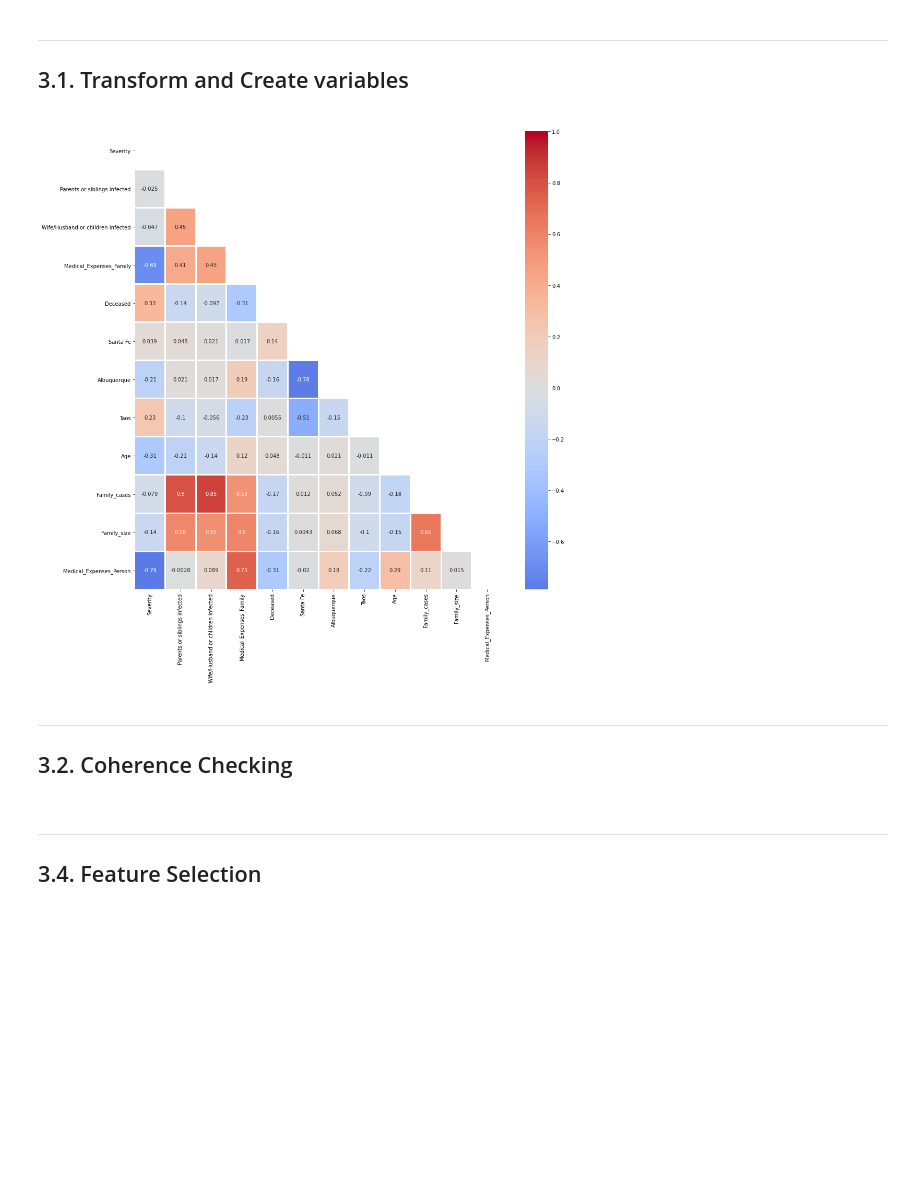
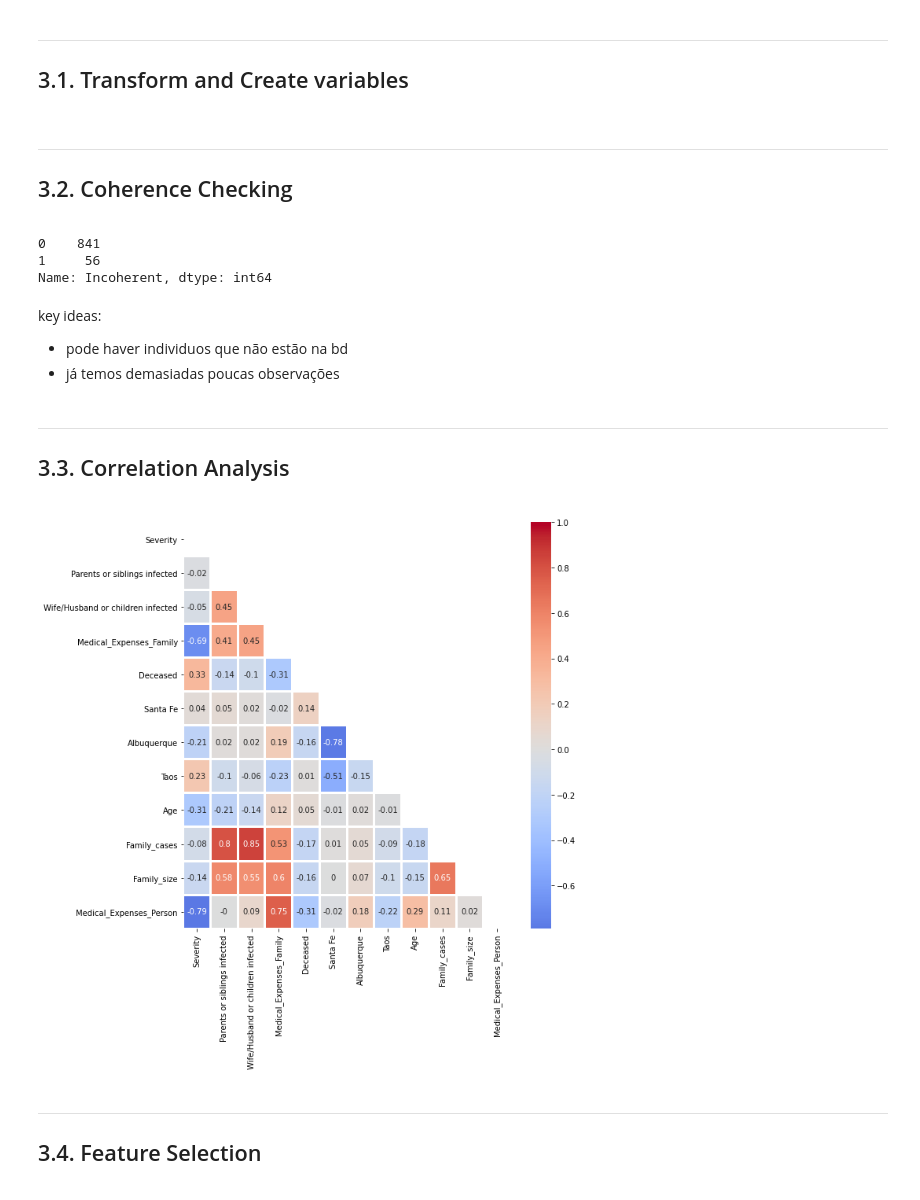
Before and after one commit to davidsousa98/ML, a Jupyter notebook: Project.ipynb, the cells around one changed output. Saved outputs shown, nothing was run; the diff lists cells and outputs as text; code cells hidden in the pictures; blank space fills up the shorter version.

```diff
--- a/Project.ipynb
+++ b/Project.ipynb
@@ -289,17 +289,6 @@ test_df['Medical_Expenses_Person'] = test_df['Medical_Expenses_Family']/test_df[
 
 df.drop(columns = ['City','Name','Outlier','Family_Case_ID','Birthday_year'], inplace = True)
 df.set_index('Patient_ID', inplace = True)
-# %%
-
-plt.rcParams['figure.figsize'] = (15,15)
-
-corr_matrix=df.corr(method = 'spearman')
-mask=np.zeros_like(corr_matrix, dtype=np.bool)
-mask[np.triu_indices_from(mask)]=True
-sns.heatmap(data=corr_matrix, mask=mask, center=0, annot=True, linewidths=2, cmap='coolwarm')
-plt.tight_layout()
-# %% [output]
-[figure, removed]
 # %% [markdown]
 <hr>
 <a class="anchor" id="coherence">
@@ -307,9 +296,38 @@ plt.tight_layout()
 ## 3.2. Coherence Checking
 
 </a>
-# %%
-df['Incoherent'] = 0
-df.loc[df['Family_cases'] > df['Family_size'], 'Incoherent'] = 1
+# %%
+df2 = df.copy()
+df2['Incoherent'] = 0
+df2.loc[df2['Family_cases'] > df2['Family_size'], 'Incoherent'] = 1
+df2.loc[(df['Age'] > 120) | (df2['Age'] < 0), 'Incoherent'] = 1
+df2['Incoherent'].value_counts()
+# %% [output]
+0    841
+1     56
+Name: Incoherent, dtype: int64
+# %% [markdown]
+key ideas:
+
+- pode haver individuos que não estão na bd
+- já temos demasiadas poucas observações
+# %% [markdown]
+<hr>
+<a class="anchor" id="corr">
+
+## 3.3. Correlation Analysis
+
+</a>
+# %%
+plt.rcParams['figure.figsize'] = (10,10)
+
+corr_matrix=df.corr(method = 'spearman').round(2)
+mask=np.zeros_like(corr_matrix, dtype=np.bool)
+mask[np.triu_indices_from(mask)]=True
+sns.heatmap(data=corr_matrix, mask=mask, center=0, annot=True, linewidths=2, cmap='coolwarm')
+plt.tight_layout()
+# %% [output]
+[figure, added]
 # %% [markdown]
 <hr>
 <a class="anchor" id="feature">
```
